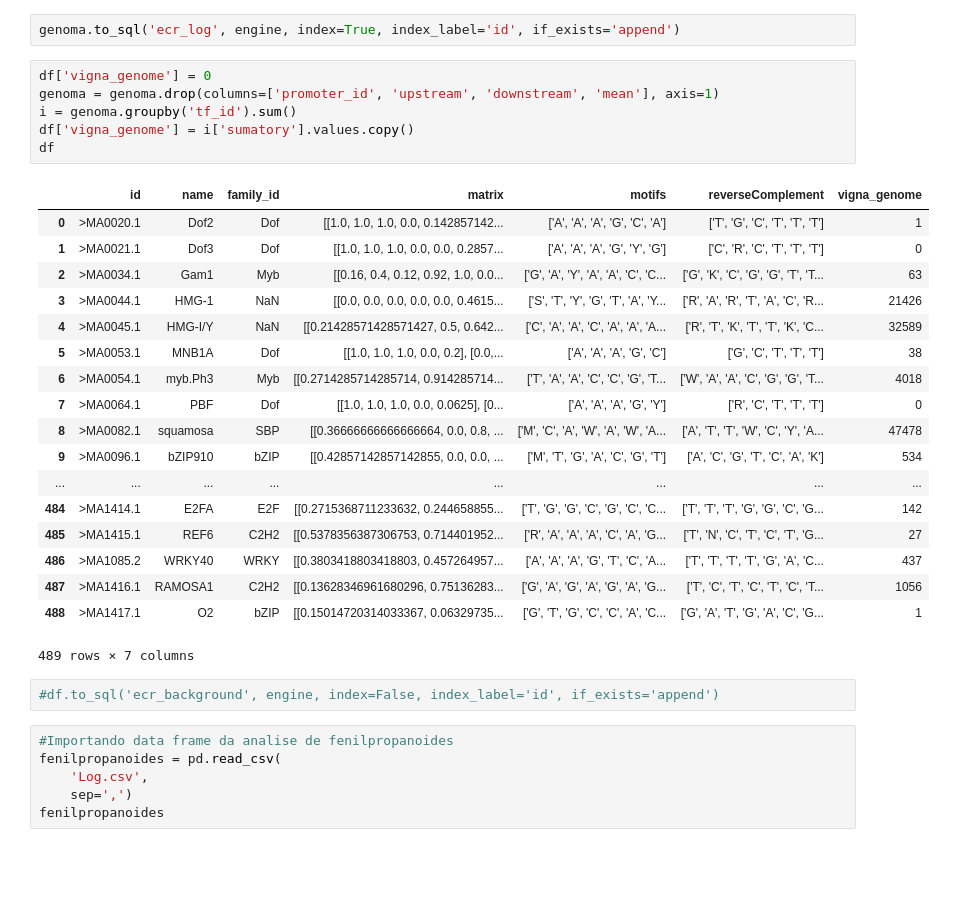
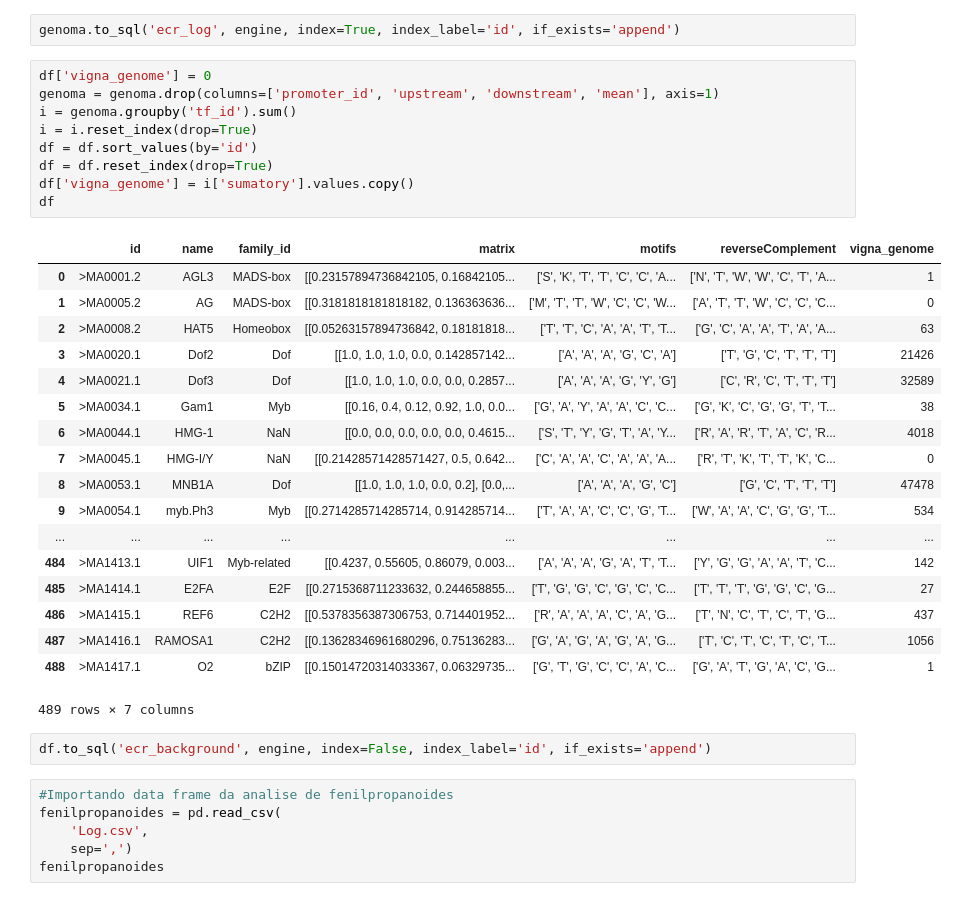
Before and after one commit to filipecmedeiros/PhytoProm, a Jupyter notebook: Data science/Processamento.ipynb, the cells around one changed output. Drawn from its saved outputs; the diff is of its cells as text; blank space fills up the shorter version.

```diff
--- a/Data science/Processamento.ipynb
+++ b/Data science/Processamento.ipynb
@@ -63,30 +63,33 @@ genoma.to_sql('ecr_log', engine, index=True, index_label='id', if_exists='append
 # %%
 df['vigna_genome'] = 0
 genoma = genoma.drop(columns=['promoter_id', 'upstream', 'downstream', 'mean'], axis=1)
 i = genoma.groupby('tf_id').sum()
+i = i.reset_index(drop=True)
+df = df.sort_values(by='id')
+df = df.reset_index(drop=True)
 df['vigna_genome'] = i['sumatory'].values.copy()
 df
 # %% [output]
 |  | id | name | family_id | matrix | motifs | reverseComplement | vigna_genome |
-| 0 | >MA0020.1 | Dof2 | Dof | [[1.0, 1.0, 1.0, 0.0, 0.142857142... | ['A', 'A', 'A', 'G', 'C', 'A'] | ['T', 'G', 'C', 'T', 'T', 'T'] | 1 |
-| 1 | >MA0021.1 | Dof3 | Dof | [[1.0, 1.0, 1.0, 0.0, 0.0, 0.2857... | ['A', 'A', 'A', 'G', 'Y', 'G'] | ['C', 'R', 'C', 'T', 'T', 'T'] | 0 |
-| 2 | >MA0034.1 | Gam1 | Myb | [[0.16, 0.4, 0.12, 0.92, 1.0, 0.0... | ['G', 'A', 'Y', 'A', 'A', 'C', 'C... | ['G', 'K', 'C', 'G', 'G', 'T', 'T... | 63 |
-| 3 | >MA0044.1 | HMG-1 | NaN | [[0.0, 0.0, 0.0, 0.0, 0.0, 0.4615... | ['S', 'T', 'Y', 'G', 'T', 'A', 'Y... | ['R', 'A', 'R', 'T', 'A', 'C', 'R... | 21426 |
-| 4 | >MA0045.1 | HMG-I/Y | NaN | [[0.21428571428571427, 0.5, 0.642... | ['C', 'A', 'A', 'C', 'A', 'A', 'A... | ['R', 'T', 'K', 'T', 'T', 'K', 'C... | 32589 |
-| 5 | >MA0053.1 | MNB1A | Dof | [[1.0, 1.0, 1.0, 0.0, 0.2], [0.0,... | ['A', 'A', 'A', 'G', 'C'] | ['G', 'C', 'T', 'T', 'T'] | 38 |
-| 6 | >MA0054.1 | myb.Ph3 | Myb | [[0.2714285714285714, 0.914285714... | ['T', 'A', 'A', 'C', 'C', 'G', 'T... | ['W', 'A', 'A', 'C', 'G', 'G', 'T... | 4018 |
-| 7 | >MA0064.1 | PBF | Dof | [[1.0, 1.0, 1.0, 0.0, 0.0625], [0... | ['A', 'A', 'A', 'G', 'Y'] | ['R', 'C', 'T', 'T', 'T'] | 0 |
-| 8 | >MA0082.1 | squamosa | SBP | [[0.36666666666666664, 0.0, 0.8, ... | ['M', 'C', 'A', 'W', 'A', 'W', 'A... | ['A', 'T', 'T', 'W', 'C', 'Y', 'A... | 47478 |
-| 9 | >MA0096.1 | bZIP910 | bZIP | [[0.42857142857142855, 0.0, 0.0, ... | ['M', 'T', 'G', 'A', 'C', 'G', 'T'] | ['A', 'C', 'G', 'T', 'C', 'A', 'K'] | 534 |
+| 0 | >MA0001.2 | AGL3 | MADS-box | [[0.23157894736842105, 0.16842105... | ['S', 'K', 'T', 'T', 'C', 'C', 'A... | ['N', 'T', 'W', 'W', 'C', 'T', 'A... | 1 |
+| 1 | >MA0005.2 | AG | MADS-box | [[0.3181818181818182, 0.136363636... | ['M', 'T', 'T', 'W', 'C', 'C', 'W... | ['A', 'T', 'T', 'W', 'C', 'C', 'C... | 0 |
+| 2 | >MA0008.2 | HAT5 | Homeobox | [[0.05263157894736842, 0.18181818... | ['T', 'T', 'C', 'A', 'A', 'T', 'T... | ['G', 'C', 'A', 'A', 'T', 'A', 'A... | 63 |
+| 3 | >MA0020.1 | Dof2 | Dof | [[1.0, 1.0, 1.0, 0.0, 0.142857142... | ['A', 'A', 'A', 'G', 'C', 'A'] | ['T', 'G', 'C', 'T', 'T', 'T'] | 21426 |
+| 4 | >MA0021.1 | Dof3 | Dof | [[1.0, 1.0, 1.0, 0.0, 0.0, 0.2857... | ['A', 'A', 'A', 'G', 'Y', 'G'] | ['C', 'R', 'C', 'T', 'T', 'T'] | 32589 |
+| 5 | >MA0034.1 | Gam1 | Myb | [[0.16, 0.4, 0.12, 0.92, 1.0, 0.0... | ['G', 'A', 'Y', 'A', 'A', 'C', 'C... | ['G', 'K', 'C', 'G', 'G', 'T', 'T... | 38 |
+| 6 | >MA0044.1 | HMG-1 | NaN | [[0.0, 0.0, 0.0, 0.0, 0.0, 0.4615... | ['S', 'T', 'Y', 'G', 'T', 'A', 'Y... | ['R', 'A', 'R', 'T', 'A', 'C', 'R... | 4018 |
+| 7 | >MA0045.1 | HMG-I/Y | NaN | [[0.21428571428571427, 0.5, 0.642... | ['C', 'A', 'A', 'C', 'A', 'A', 'A... | ['R', 'T', 'K', 'T', 'T', 'K', 'C... | 0 |
+| 8 | >MA0053.1 | MNB1A | Dof | [[1.0, 1.0, 1.0, 0.0, 0.2], [0.0,... | ['A', 'A', 'A', 'G', 'C'] | ['G', 'C', 'T', 'T', 'T'] | 47478 |
+| 9 | >MA0054.1 | myb.Ph3 | Myb | [[0.2714285714285714, 0.914285714... | ['T', 'A', 'A', 'C', 'C', 'G', 'T... | ['W', 'A', 'A', 'C', 'G', 'G', 'T... | 534 |
 | ... | ... | ... | ... | ... | ... | ... | ... |
-| 484 | >MA1414.1 | E2FA | E2F | [[0.2715368711233632, 0.244658855... | ['T', 'G', 'G', 'C', 'G', 'C', 'C... | ['T', 'T', 'T', 'G', 'G', 'C', 'G... | 142 |
-| 485 | >MA1415.1 | REF6 | C2H2 | [[0.5378356387306753, 0.714401952... | ['R', 'A', 'A', 'A', 'C', 'A', 'G... | ['T', 'N', 'C', 'T', 'C', 'T', 'G... | 27 |
-| 486 | >MA1085.2 | WRKY40 | WRKY | [[0.3803418803418803, 0.457264957... | ['A', 'A', 'A', 'G', 'T', 'C', 'A... | ['T', 'T', 'T', 'T', 'G', 'A', 'C... | 437 |
+| 484 | >MA1413.1 | UIF1 | Myb-related | [[0.4237, 0.55605, 0.86079, 0.003... | ['A', 'A', 'A', 'G', 'A', 'T', 'T... | ['Y', 'G', 'G', 'A', 'A', 'T', 'C... | 142 |
+| 485 | >MA1414.1 | E2FA | E2F | [[0.2715368711233632, 0.244658855... | ['T', 'G', 'G', 'C', 'G', 'C', 'C... | ['T', 'T', 'T', 'G', 'G', 'C', 'G... | 27 |
+| 486 | >MA1415.1 | REF6 | C2H2 | [[0.5378356387306753, 0.714401952... | ['R', 'A', 'A', 'A', 'C', 'A', 'G... | ['T', 'N', 'C', 'T', 'C', 'T', 'G... | 437 |
 | 487 | >MA1416.1 | RAMOSA1 | C2H2 | [[0.13628346961680296, 0.75136283... | ['G', 'A', 'G', 'A', 'G', 'A', 'G... | ['T', 'C', 'T', 'C', 'T', 'C', 'T... | 1056 |
 | 488 | >MA1417.1 | O2 | bZIP | [[0.15014720314033367, 0.06329735... | ['G', 'T', 'G', 'C', 'C', 'A', 'C... | ['G', 'A', 'T', 'G', 'A', 'C', 'G... | 1 |
 489 rows × 7 columns
 # %%
-#df.to_sql('ecr_background', engine, index=False, index_label='id', if_exists='append')
+df.to_sql('ecr_background', engine, index=False, index_label='id', if_exists='append')
 # %%
 #Importando data frame da analise de fenilpropanoides
 fenilpropanoides = pd.read_csv(
```
Also changed, not shown: parts of 4 cells of this notebook, 5 other files.
